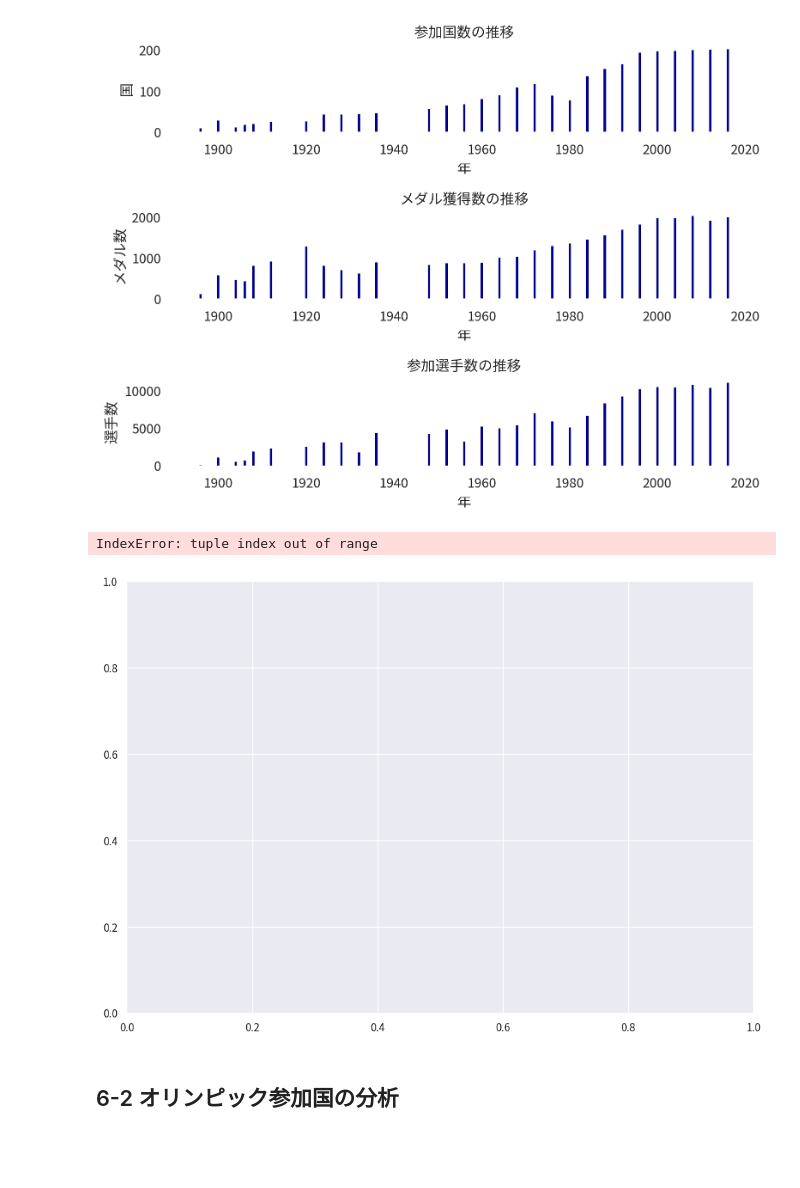
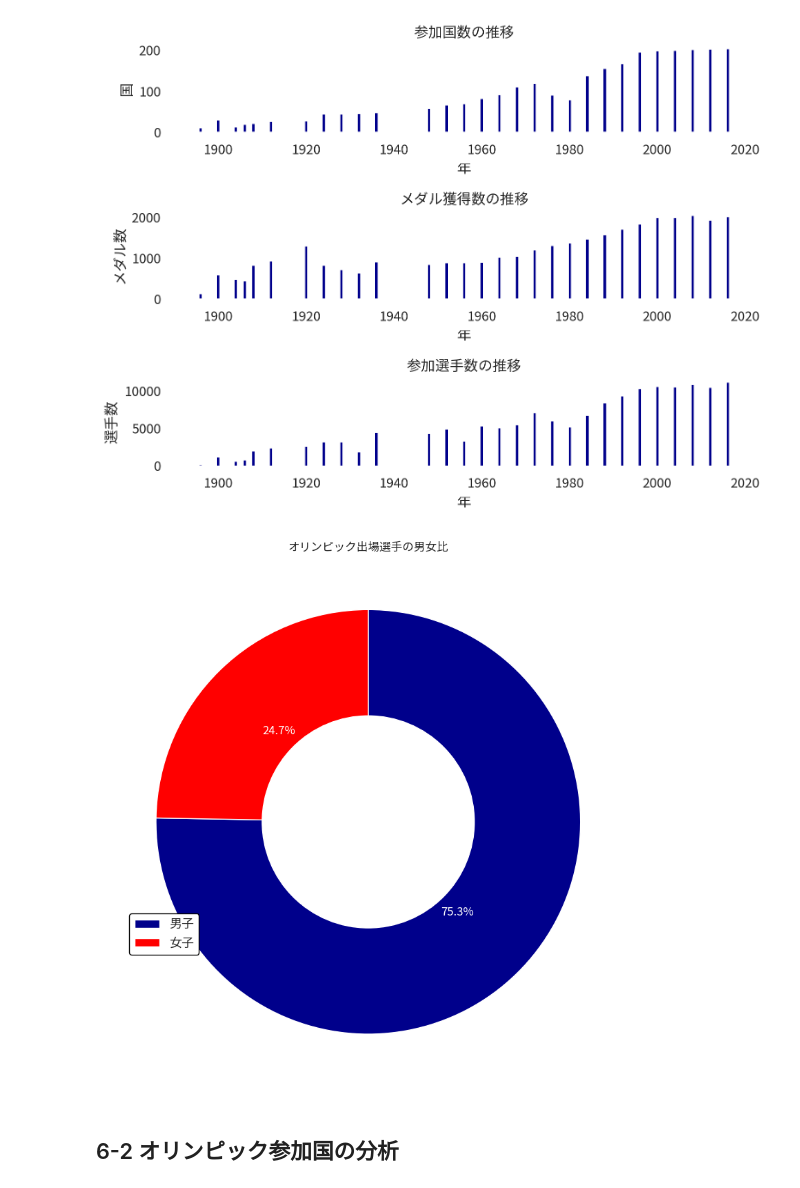
Before and after one commit to 900914/TIL, a Jupyter notebook: Kaggle/120olympic_analytics.ipynb, the cells around one changed output. Saved outputs shown, nothing was run; the diff lists cells and outputs as text; code cells hidden in the pictures; blank space fills up the shorter version.

```diff
--- a/Kaggle/120olympic_analytics.ipynb
+++ b/Kaggle/120olympic_analytics.ipynb
@@ -201,34 +201,33 @@ y = sub_df[sub_df['Sex']=='F']['ID'].nunique()
 # %%
 
 
 
 # 2. Figureインスタンス生成
 fig = plt.figure(figsize=(11.69,8.27),dpi=100,facecolor="white", edgecolor="white", linewidth=2) #A4 size
 
 # 3. Axes　インスタンス生成
 ax = fig.add_subplot(1,1,1)
 
 # 4. データを渡してプロット
-ax.pie([x,y],startangle=90,colors=['darkblue','red'],counterclock=False,autopct='{}'.format(),textprops={'color':"w"})
+ax.pie([x,y],startangle=90,colors=['darkblue','red'],counterclock=False,autopct='%1.1f%%',textprops={'color':"w"})
 
 # 5. グラフタイトルと軸の調整
 ax.set_title('オリンピック出場選手の男女比')
 ax.legend(['男子','女子'],loc=(0.05,0.25),facecolor='w',edgecolor='black',framealpha=1,frameon=True,fontsize=13)
 
 
 # 6. キレイ化
 
 circle=plt.Circle((0,0),radius=0.5,color='white')
 ax.add_artist(circle)
 
 
 
 
 fig.tight_layout()
 plt.show()
 # %% [output]
-IndexError: tuple index out of range
-[figure, old version]
+[figure, new version]
 # %% [markdown]
 ## 6-2 オリンピック参加国の分析
 # %% [markdown]
```
Also changed, not shown: 1 other file.
